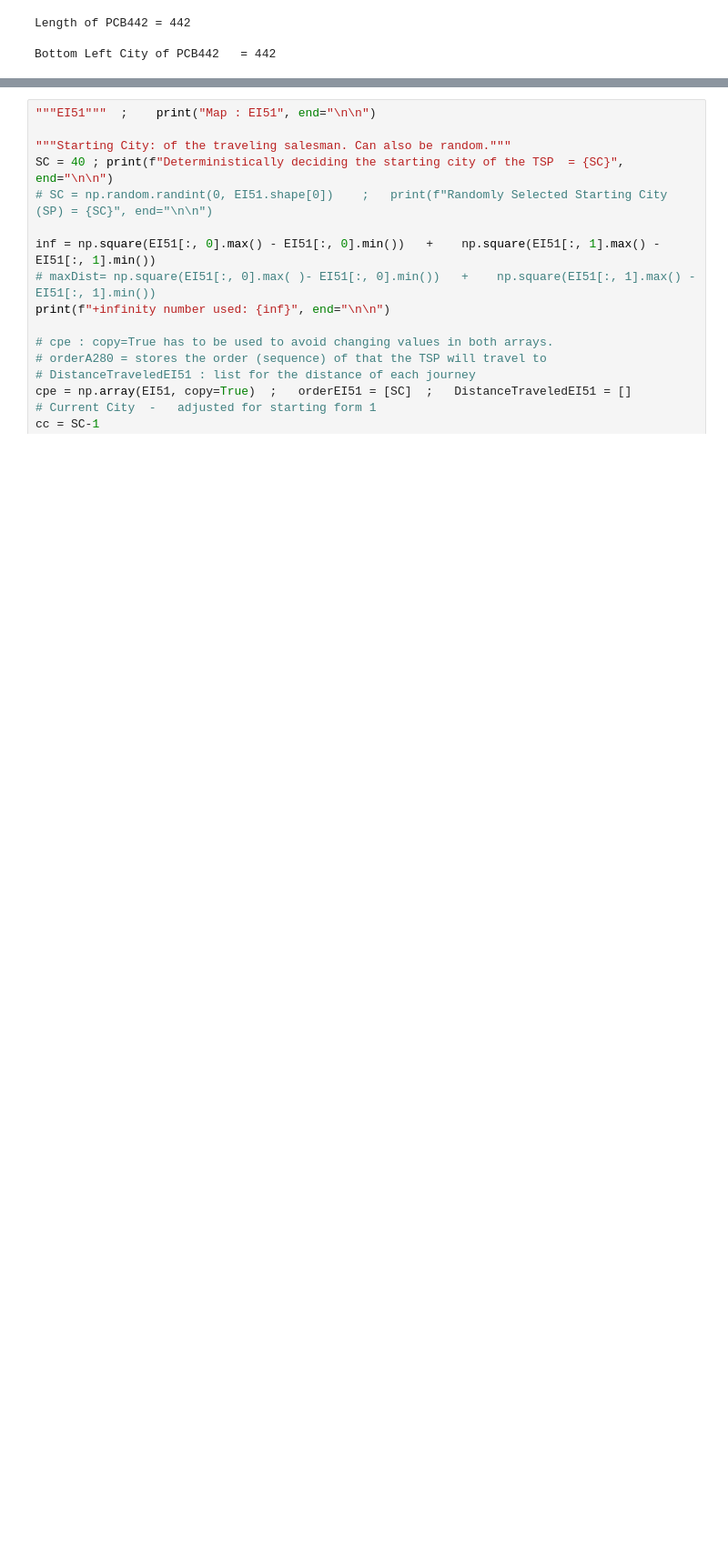
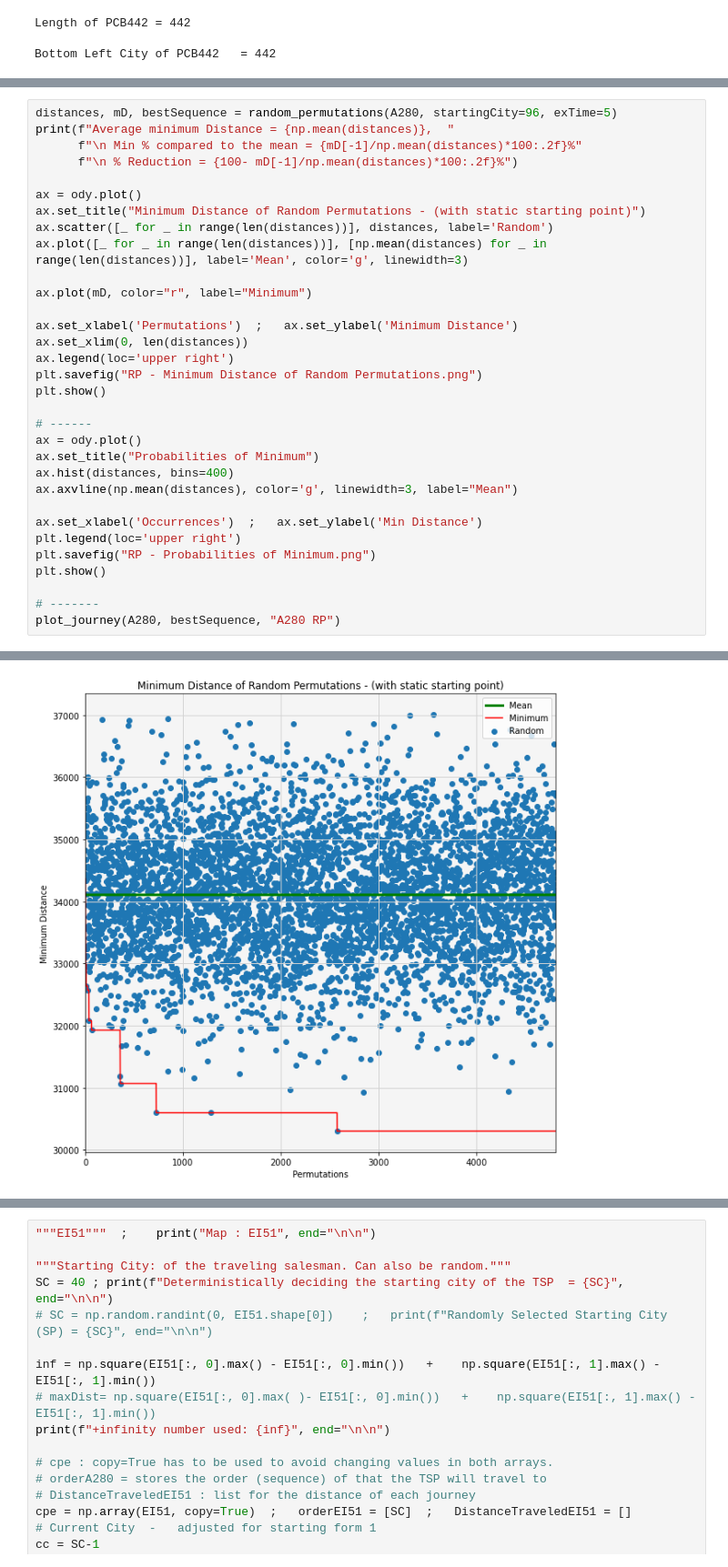
Before and after one commit to ithakis/Stochastic-Simulation-Assignment-3, a Jupyter notebook: Final.ipynb, the cells around one changed output, grey strips where cells are left out. Shown at 91% size. Saved outputs shown, nothing was run; the diff lists cells and outputs as text; blank space fills up the shorter version.

```diff
--- a/Final.ipynb
+++ b/Final.ipynb
@@ -89,0 +125,33 @@ Bottom Left City of PCB442   = 442
+# %%
+distances, mD, bestSequence = random_permutations(A280, startingCity=96, exTime=5)
+print(f"Average minimum Distance = {np.mean(distances)},  "
+      f"\n Min % compared to the mean = {mD[-1]/np.mean(distances)*100:.2f}%"
+      f"\n % Reduction = {100- mD[-1]/np.mean(distances)*100:.2f}%")
+
+ax = ody.plot()
+ax.set_title("Minimum Distance of Random Permutations - (with static starting point)")
+ax.scatter([_ for _ in range(len(distances))], distances, label='Random')
+ax.plot([_ for _ in range(len(distances))], [np.mean(distances) for _ in range(len(distances))], label='Mean', color='g', linewidth=3)
+
+ax.plot(mD, color="r", label="Minimum")
+
+ax.set_xlabel('Permutations')  ;   ax.set_ylabel('Minimum Distance')
+ax.set_xlim(0, len(distances))
+ax.legend(loc='upper right')
+plt.savefig("RP - Minimum Distance of Random Permutations.png")
+plt.show()
+
+# ------
+ax = ody.plot()
+ax.set_title("Probabilities of Minimum")
+ax.hist(distances, bins=400)
+ax.axvline(np.mean(distances), color='g', linewidth=3, label="Mean")
+
+ax.set_xlabel('Occurrences')  ;   ax.set_ylabel('Min Distance')
+plt.legend(loc='upper right')
+plt.savefig("RP - Probabilities of Minimum.png")
+plt.show()
+
+# -------
+plot_journey(A280, bestSequence, "A280 RP")
+# %% [output]
@@ -89,0 +161 @@ Bottom Left City of PCB442   = 442
+[figure, added]
```
Also changed, not shown: parts of 13 cells of this notebook.
